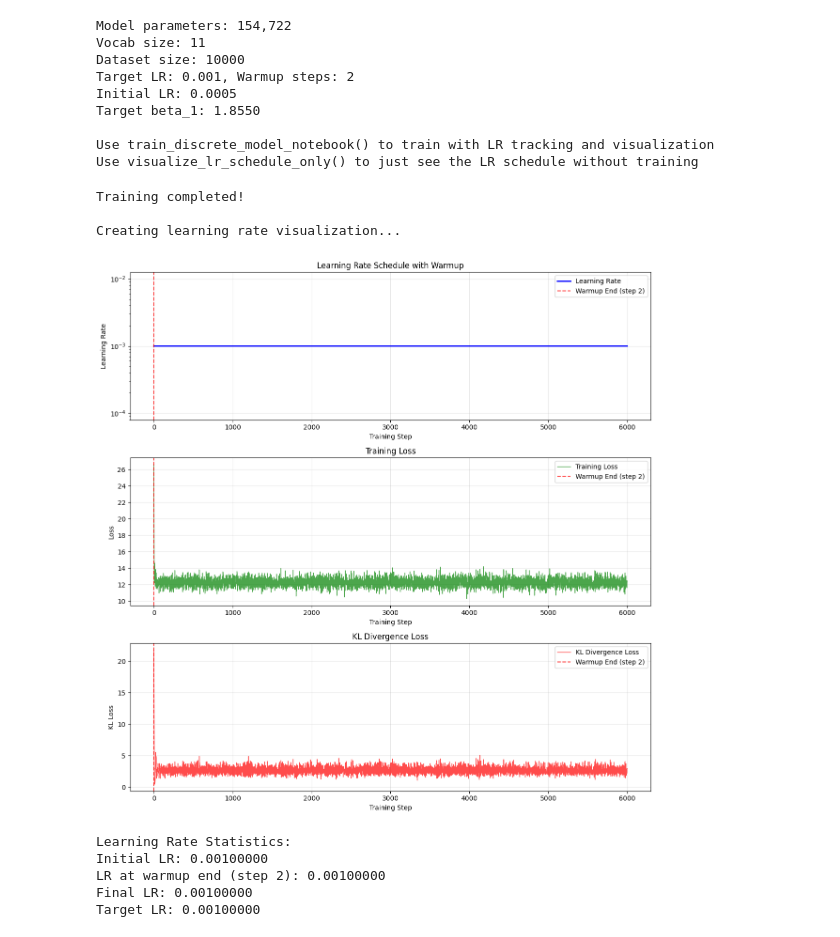
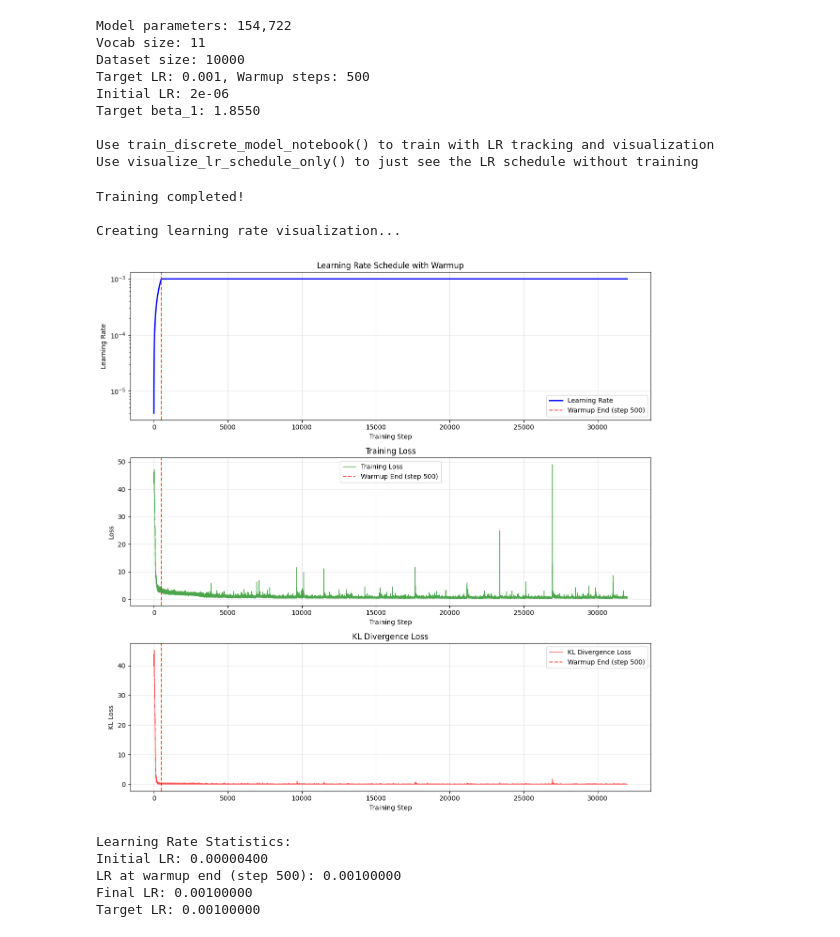
Before and after one commit to johng149/BayesianFlowNet, a Jupyter notebook: exp/learned_beta_v2.ipynb, the cells around one changed output. Saved outputs shown, nothing was run; the diff lists cells and outputs as text; code cells hidden in the pictures.

Commit message:
Having warm-up steps helps

```diff
--- a/exp/learned_beta_v2.ipynb
+++ b/exp/learned_beta_v2.ipynb
@@ -823,7 +823,7 @@ model = model.to(device)
 
 # Initialize optimizer with warmup scheduler
 target_lr = 1e-3
-warmup_steps = 2
+warmup_steps = 500
 optimizer = torch.optim.Adam(model.parameters(), lr=target_lr)  # Start with target lr
 
 # according to https://arxiv.org/pdf/2407.20294
@@ -1067,23 +1067,23 @@ print("Use visualize_lr_schedule_only() to just see the LR schedule without trai
 Model parameters: 154,722
 Vocab size: 11
 Dataset size: 10000
-Target LR: 0.001, Warmup steps: 2
-Initial LR: 0.0005
+Target LR: 0.001, Warmup steps: 500
+Initial LR: 2e-06
 Target beta_1: 1.8550
 
 Use train_discrete_model_notebook() to train with LR tracking and visualization
 Use visualize_lr_schedule_only() to just see the LR schedule without training
 # %%
 # Start training
-train_discrete_model_notebook(num_epochs=5000, n_plot=100, plot_dir="/home/john/Downloads/plots", start_epoch=1000)
+train_discrete_model_notebook(num_epochs=32_000, n_plot=250, plot_dir="/home/john/Downloads/plots", start_epoch=0)
 # %% [output]
 Training completed!
 
 Creating learning rate visualization...
-[figure, old version]
+[figure, new version]
 Learning Rate Statistics:
-Initial LR: 0.00100000
-LR at warmup end (step 2): 0.00100000
+Initial LR: 0.00000400
+LR at warmup end (step 500): 0.00100000
 Final LR: 0.00100000
 Target LR: 0.00100000
 # %%
```
Also changed, not shown: parts of 4 cells of this notebook.
